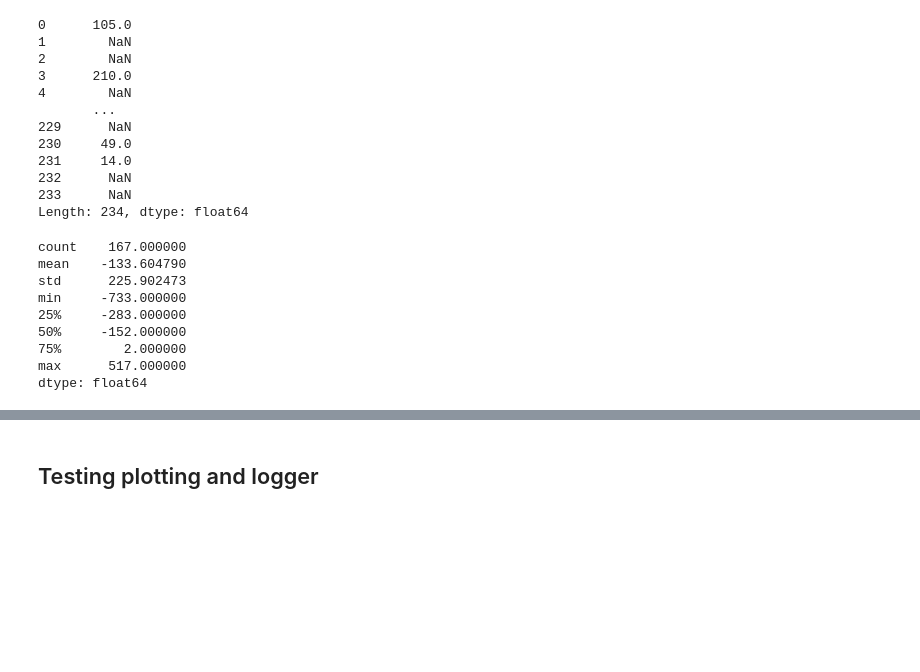
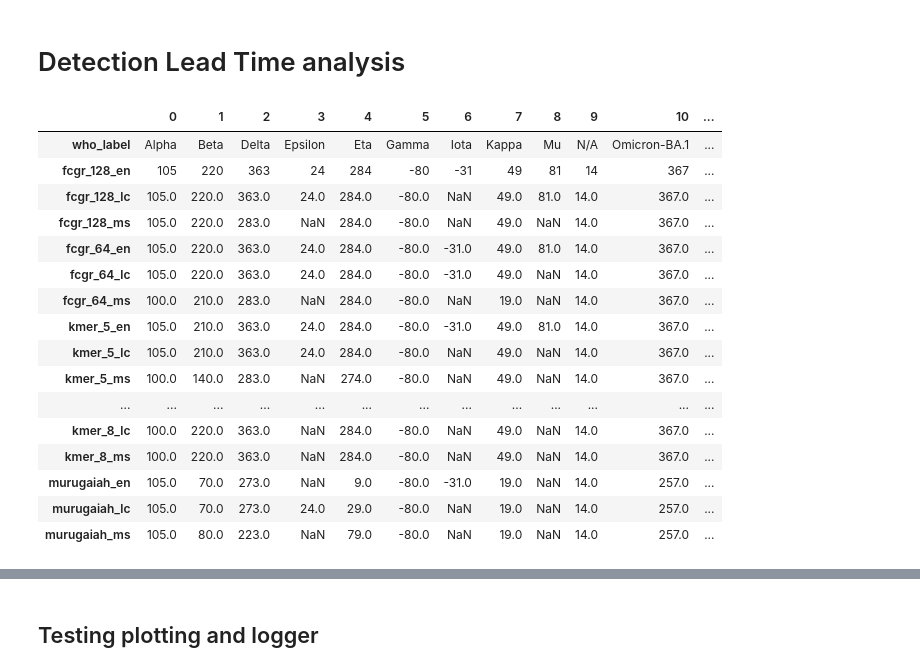
Before and after one commit to INFORM-Africa/AI-viral-lineage-classification, a Jupyter notebook: src_aurel/notebooks/active-learning.ipynb, the cells around one changed output, grey strips where cells are left out. Saved outputs shown, nothing was run; the diff lists cells and outputs as text; code cells hidden in the pictures; blank space fills up the shorter version.

```diff
--- a/src_aurel/notebooks/active-learning.ipynb
+++ b/src_aurel/notebooks/active-learning.ipynb
@@ -191,0 +258,2 @@ plt.savefig(os.path.join(plots_dir, 'earliest_model_date_vs_designation_date.png
+# %%
+plot_simulation_results(min_summary_merged_df, 'lc', save=True)
@@ -191,0 +262,2 @@ plt.savefig(os.path.join(plots_dir, 'earliest_model_date_vs_designation_date.png
+# %%
+plot_simulation_results(min_summary_merged_df, 'ms', save=True)
@@ -191,0 +266,2 @@ plt.savefig(os.path.join(plots_dir, 'earliest_model_date_vs_designation_date.png
+# %%
+plot_simulation_results(min_summary_merged_df, 'en', save=True)
@@ -215,31 +291,33 @@ plt.savefig(os.path.join(plots_dir, 'model_date_vs_designation_date.png'), dpi=3
 min_summary_merged_df.to_excel(os.path.join(reports_dir, 'summary_model_detection_dates_vs_designation_dates.xlsx'), index=False)
 # %%
 merged_df.to_excel(os.path.join(reports_dir, 'model_detection_dates_vs_designation_dates.xlsx'), index=False)
-# %%
-lags_df = (merged_df['designation_date'] - merged_df['kmer_5_least_confident']).dt.days
-lags_df
-# %% [output]
-0      105.0
-1        NaN
-2        NaN
-3      210.0
-4        NaN
-       ...
-229      NaN
-230     49.0
-231     14.0
-232      NaN
-233      NaN
-Length: 234, dtype: float64
-# %%
-lags_df
-# %% [output]
-count    167.000000
-mean    -133.604790
-std      225.902473
-min     -733.000000
-25%     -283.000000
-50%     -152.000000
-75%        2.000000
-max      517.000000
-dtype: float64
+# %% [markdown]
+# Detection Lead Time analysis
+# %%
+detection_lt = {}
+detection_lt['who_label'] = min_summary_merged_df['who_label']
+
+for target in target_cols:
+    detection_lt[target] = ( min_summary_merged_df['designation_date'] - min_summary_merged_df[target]).dt.days
+
+detection_lt_df = pd.DataFrame(detection_lt)
+# %%
+detection_lt_df.T
+# %% [output]
+|  | 0 | 1 | 2 | 3 | 4 | 5 | 6 | 7 | 8 | 9 | 10 | ... |
+| who_label | Alpha | Beta | Delta | Epsilon | Eta | Gamma | Iota | Kappa | Mu | N/A | Omicron-BA.1 | ... |
+| fcgr_128_en | 105 | 220 | 363 | 24 | 284 | -80 | -31 | 49 | 81 | 14 | 367 | ... |
+| fcgr_128_lc | 105.0 | 220.0 | 363.0 | 24.0 | 284.0 | -80.0 | NaN | 49.0 | 81.0 | 14.0 | 367.0 | ... |
+| fcgr_128_ms | 105.0 | 220.0 | 283.0 | NaN | 284.0 | -80.0 | NaN | 49.0 | NaN | 14.0 | 367.0 | ... |
+| fcgr_64_en | 105.0 | 220.0 | 363.0 | 24.0 | 284.0 | -80.0 | -31.0 | 49.0 | 81.0 | 14.0 | 367.0 | ... |
+| fcgr_64_lc | 105.0 | 220.0 | 363.0 | 24.0 | 284.0 | -80.0 | -31.0 | 49.0 | NaN | 14.0 | 367.0 | ... |
+| fcgr_64_ms | 100.0 | 210.0 | 283.0 | NaN | 284.0 | -80.0 | NaN | 19.0 | NaN | 14.0 | 367.0 | ... |
+| kmer_5_en | 105.0 | 210.0 | 363.0 | 24.0 | 284.0 | -80.0 | -31.0 | 49.0 | 81.0 | 14.0 | 367.0 | ... |
+| kmer_5_lc | 105.0 | 210.0 | 363.0 | 24.0 | 284.0 | -80.0 | NaN | 49.0 | NaN | 14.0 | 367.0 | ... |
+| kmer_5_ms | 100.0 | 140.0 | 283.0 | NaN | 274.0 | -80.0 | NaN | 49.0 | NaN | 14.0 | 367.0 | ... |
+| ... | ... | ... | ... | ... | ... | ... | ... | ... | ... | ... | ... | ... |
+| kmer_8_lc | 100.0 | 220.0 | 363.0 | NaN | 284.0 | -80.0 | NaN | 49.0 | NaN | 14.0 | 367.0 | ... |
+| kmer_8_ms | 100.0 | 220.0 | 363.0 | NaN | 284.0 | -80.0 | NaN | 49.0 | NaN | 14.0 | 367.0 | ... |
+| murugaiah_en | 105.0 | 70.0 | 273.0 | NaN | 9.0 | -80.0 | -31.0 | 19.0 | NaN | 14.0 | 257.0 | ... |
+| murugaiah_lc | 105.0 | 70.0 | 273.0 | 24.0 | 29.0 | -80.0 | NaN | 19.0 | NaN | 14.0 | 257.0 | ... |
+| murugaiah_ms | 105.0 | 80.0 | 223.0 | NaN | 79.0 | -80.0 | NaN | 19.0 | NaN | 14.0 | 257.0 | ... |
```
Also changed, not shown: parts of 42 cells of this notebook, 22 other files.
